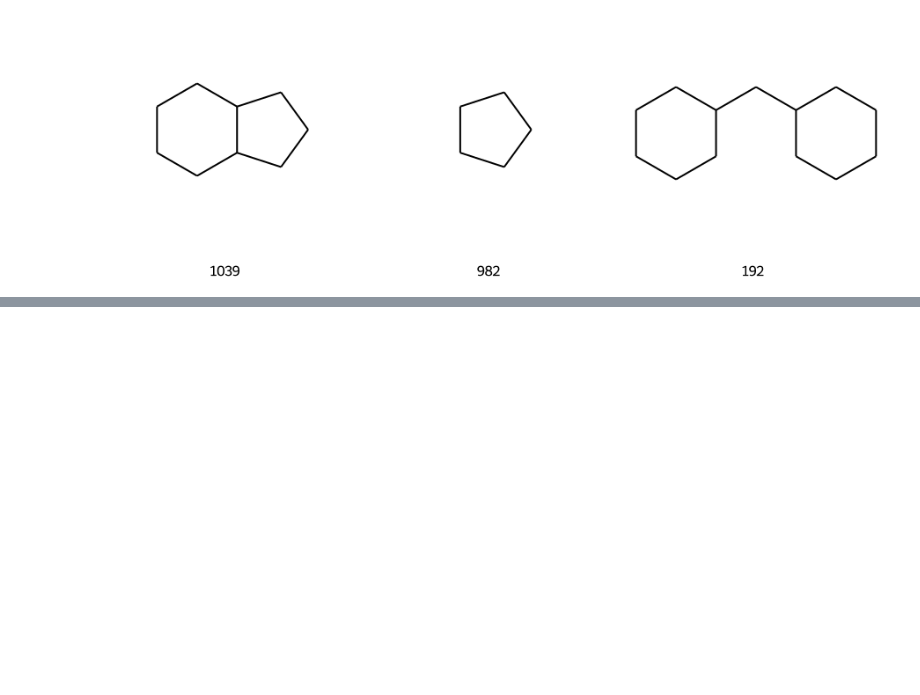
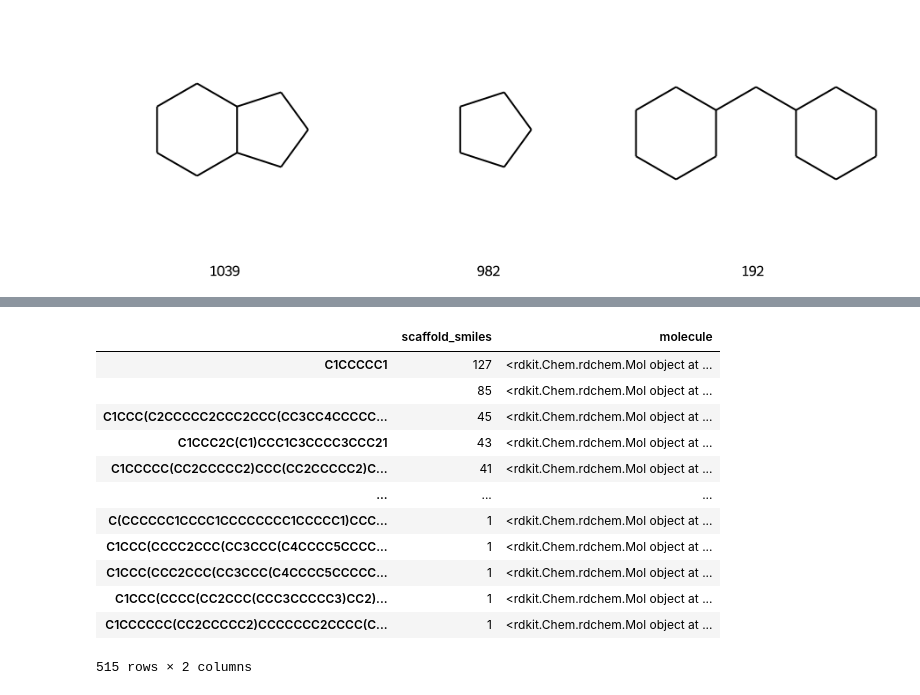
Before and after one commit to lich-uct/cdd2022, a Jupyter notebook: vecerkok/10_exercise.ipynb, the cells around one changed output, grey strips where cells are left out. Drawn from its saved outputs; the diff is of its cells as text; code cells hidden in the pictures; blank space fills up the shorter version.

Commit message:
Count and visualize the most common scaffolds

```diff
--- a/vecerkok/10_exercise.ipynb
+++ b/vecerkok/10_exercise.ipynb
@@ -151,0 +152,18 @@ HTML(drugbank_df[["molecule", "scaffold_scaffold_generic", "scaffold_smiles"]].h
+# %%
+data_scaffold_counts = pd.DataFrame(data["scaffold_smiles"].value_counts())
+data_scaffold_counts["molecule"] = data_scaffold_counts.index.map(Chem.MolFromSmiles)
+data_scaffold_counts
+# %% [output]
+|  | scaffold_smiles | molecule |
+| C1CCCCC1 | 127 | <rdkit.Chem.rdchem.Mol object at ... |
+|  | 85 | <rdkit.Chem.rdchem.Mol object at ... |
+| C1CCC(C2CCCCC2CCC2CCC(CC3CC4CCCCC... | 45 | <rdkit.Chem.rdchem.Mol object at ... |
+| C1CCC2C(C1)CCC1C3CCCC3CCC21 | 43 | <rdkit.Chem.rdchem.Mol object at ... |
+| C1CCCCC(CC2CCCCC2)CCC(CC2CCCCC2)C... | 41 | <rdkit.Chem.rdchem.Mol object at ... |
+| ... | ... | ... |
+| C(CCCCCC1CCCC1CCCCCCCC1CCCCC1)CCC... | 1 | <rdkit.Chem.rdchem.Mol object at ... |
+| C1CCC(CCCC2CCC(CC3CCC(C4CCCC5CCCC... | 1 | <rdkit.Chem.rdchem.Mol object at ... |
+| C1CCC(CCC2CCC(CC3CCC(C4CCCC5CCCCC... | 1 | <rdkit.Chem.rdchem.Mol object at ... |
+| C1CCC(CCCC(CC2CCC(CCC3CCCCC3)CC2)... | 1 | <rdkit.Chem.rdchem.Mol object at ... |
+| C1CCCCCC(CC2CCCCC2)CCCCCCC2CCCC(C... | 1 | <rdkit.Chem.rdchem.Mol object at ... |
+515 rows × 2 columns
```
Also changed, not shown: parts of 15 cells of this notebook.
